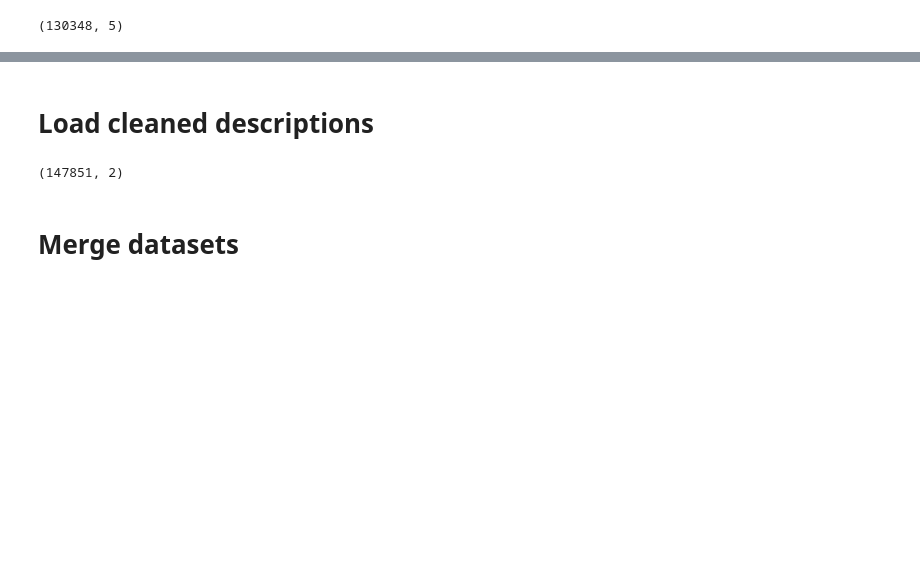
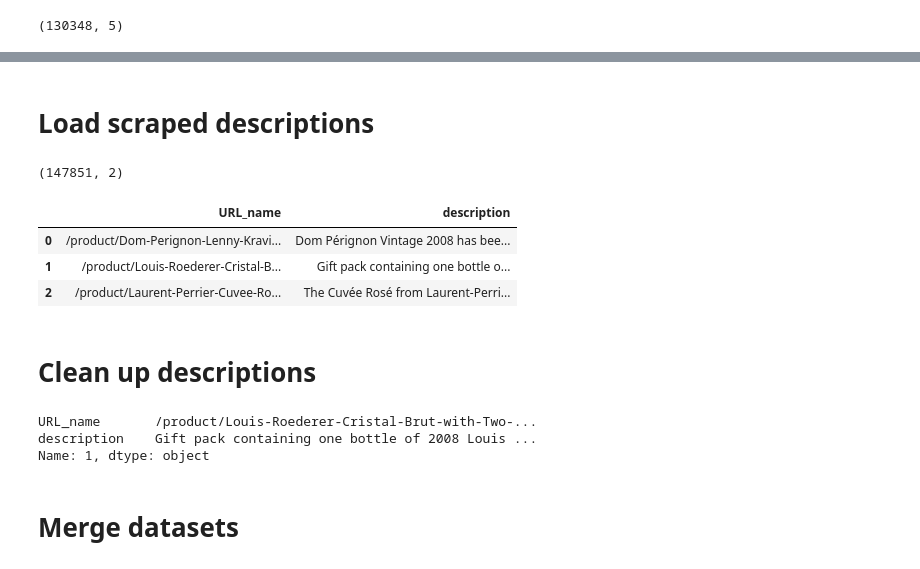
Before and after one commit to cipher982/this-wine-does-not-exist, a Jupyter notebook: 2a_clean_dataset.ipynb, the cells around one changed output, grey strips where cells are left out. Cells and saved outputs as stored; diff of their text form; code cells hidden in the pictures; blank space fills up the shorter version.

```diff
--- a/2a_clean_dataset.ipynb
+++ b/2a_clean_dataset.ipynb
@@ -27,15 +27,15 @@ scraped_data.head()
 | 3 | Piper-Heidsieck Cuvee Brut in Tra... | /product/images/fl_progressive/aq... | 79.99 | /product/Piper-Heidsieck-Cuvee-Br... | <div class="prodItem_wrap">\n<div... |
 | 4 | Clarendon Hills Astralis Syrah 2011 | /product/images/fl_progressive/qa... | 149.99 | /product/Clarendon-Hills-Astralis... | <div class="prodItem_wrap">\n<div... |
 # %% [markdown]
-# Load cleaned descriptions
+# Load scraped descriptions
 # %%
 descriptions = pd.read_csv(
-    "data/scraped/descriptions.csv",
-    sep='|',
-    header=None,
-    names=['URL_name', 'desc_raw'],
-    encoding='latin1'
-    )
+  "data/scraped/descriptions.csv.gz",
+  sep='|',
+  header=None,
+  names=['URL_name', 'desc_raw'],
+  encoding='latin1',
+  compression='gzip')
 
 descriptions['description'] = descriptions['desc_raw'].apply(
     lambda x: bs4.BeautifulSoup(str(x), 'lxml').get_text()
@@ -46,3 +46,12 @@ descriptions.drop('desc_raw', axis=1, inplace=True)
 print(descriptions.shape)
 # %% [output]
 (147851, 2)
+# %%
+descriptions.head(3)
+# %% [output]
+|  | URL_name | description |
+| 0 | /product/Dom-Perignon-Lenny-Kravi... | Dom Pérignon Vintage 2008 has bee... |
+| 1 | /product/Louis-Roederer-Cristal-B... | Gift pack containing one bottle o... |
+| 2 | /product/Laurent-Perrier-Cuvee-Ro... | The Cuvée Rosé from Laurent-Perri... |
+# %% [markdown]
+# Clean up descriptions
@@ -49,3 +62,9 @@ print(descriptions.shape)
+# %%
+descriptions.iloc[1,:]
+# %% [output]
+URL_name       /product/Louis-Roederer-Cristal-Brut-with-Two-...
+description    Gift pack containing one bottle of 2008 Louis ...
+Name: 1, dtype: object
 # %% [markdown]
 # Merge datasets
 # %%
```
Also changed, not shown: parts of 3 cells of this notebook, 5 other files.
